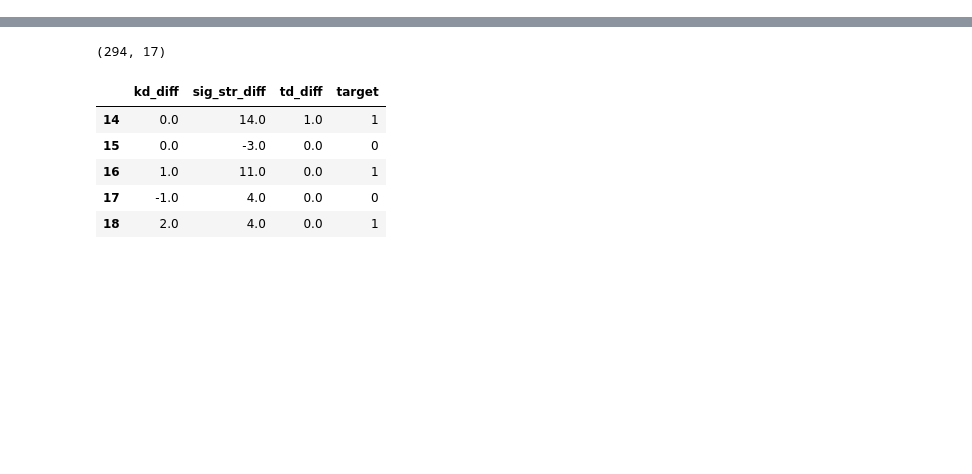
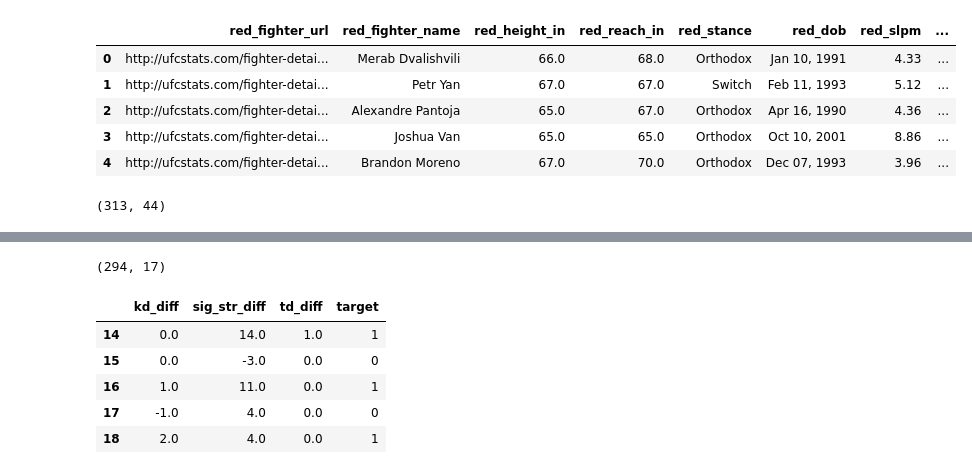
Before and after one commit to ErichasaTan/ufc-fight-predictor, a Jupyter notebook: notebooks/01_eda.ipynb, the cells around one changed output, grey strips where cells are left out. Cells and saved outputs as stored; diff of their text form; code cells hidden in the pictures; blank space fills up the shorter version.

```diff
--- a/notebooks/01_eda.ipynb
+++ b/notebooks/01_eda.ipynb
@@ -1,7 +1,14 @@
 # %%
 import pandas as pd
 
-fighters_profiles = pd.read_csv("../data/raw/fighter_profiles_raw.csv")
-fighters_profiles.head(), fighters_profiles.shape
-fighters_profiles.isna().mean().sort_values()
+# Load fights
+fights = pd.read_csv("../data/raw/ufc_fights_raw.csv")
+
+# Load fighter index (name ↔ URL)
+fighters_index = pd.read_csv("../data/raw/fighters_index.csv")
+
+# Load fighter profiles (URL ↦ stats)
+fighter_profiles = pd.read_csv("../data/raw/fighter_profiles_raw.csv")
+
+fights.shape, fighters_index.shape, fighter_profiles.shape
 # %% [output]
@@ -23,0 +36,33 @@ dtype: float64
+# %%
+# Drop the broken str_def column for now
+fighter_profiles = fighter_profiles.drop(columns=["str_def"])
+
+# Red profiles
+red_profiles = fighter_profiles.rename(
+    columns=lambda c: f"red_{c}" if c != "fighter_url" else "red_fighter_url"
+)
+
+# Blue profiles
+blue_profiles = fighter_profiles.rename(
+    columns=lambda c: f"blue_{c}" if c != "fighter_url" else "blue_fighter_url"
+)
+
+red_profiles.head()
+# %% [output]
+|  | red_fighter_url | red_fighter_name | red_height_in | red_reach_in | red_stance | red_dob | red_slpm | ... |
+| 0 | http://ufcstats.com/fighter-detai... | Merab Dvalishvili | 66.0 | 68.0 | Orthodox | Jan 10, 1991 | 4.33 | ... |
+| 1 | http://ufcstats.com/fighter-detai... | Petr Yan | 67.0 | 67.0 | Switch | Feb 11, 1993 | 5.12 | ... |
+| 2 | http://ufcstats.com/fighter-detai... | Alexandre Pantoja | 65.0 | 67.0 | Orthodox | Apr 16, 1990 | 4.36 | ... |
+| 3 | http://ufcstats.com/fighter-detai... | Joshua Van | 65.0 | 65.0 | Orthodox | Oct 10, 2001 | 8.86 | ... |
+| 4 | http://ufcstats.com/fighter-detai... | Brandon Moreno | 67.0 | 70.0 | Orthodox | Dec 07, 1993 | 3.96 | ... |
+# %%
+# Start from fights that have both URLs
+merged = (
+    fights_with_urls
+    .merge(red_profiles, on="red_fighter_url", how="inner")
+    .merge(blue_profiles, on="blue_fighter_url", how="inner")
+)
+
+merged.shape
+# %% [output]
+(313, 44)
```
Also changed, not shown: parts of 4 cells of this notebook.
